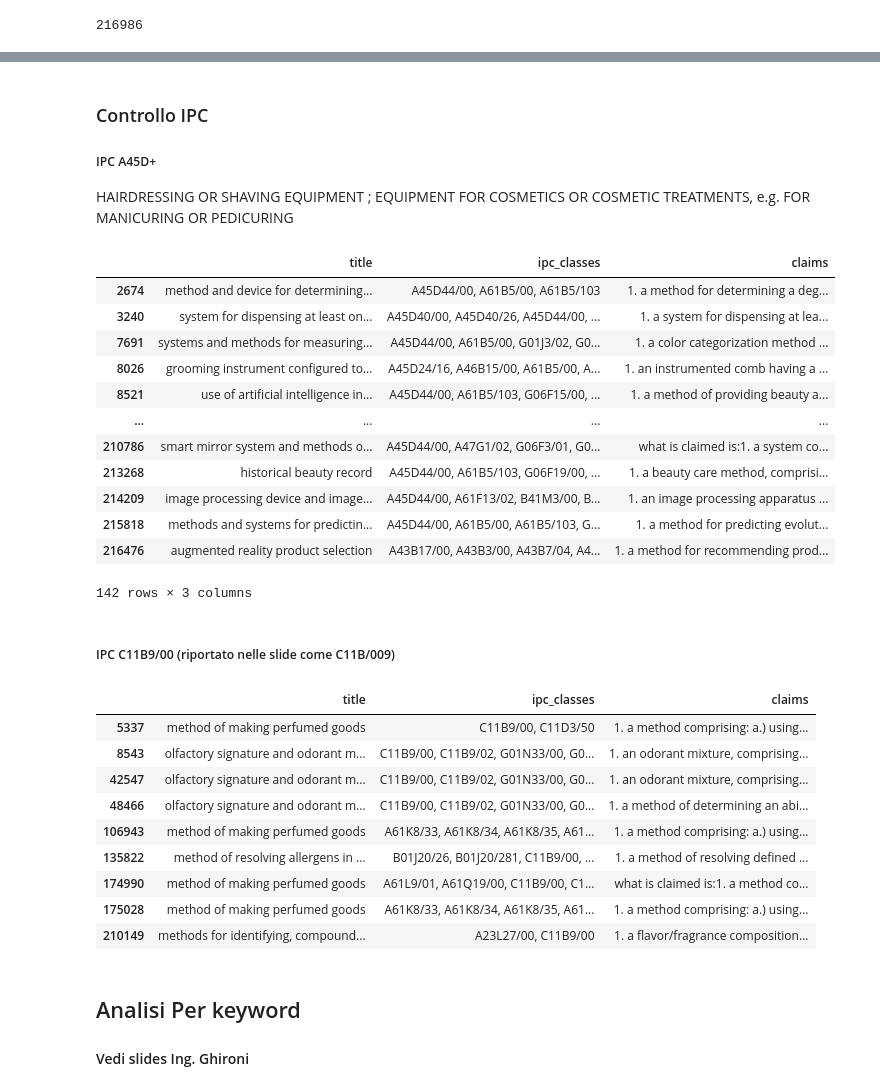
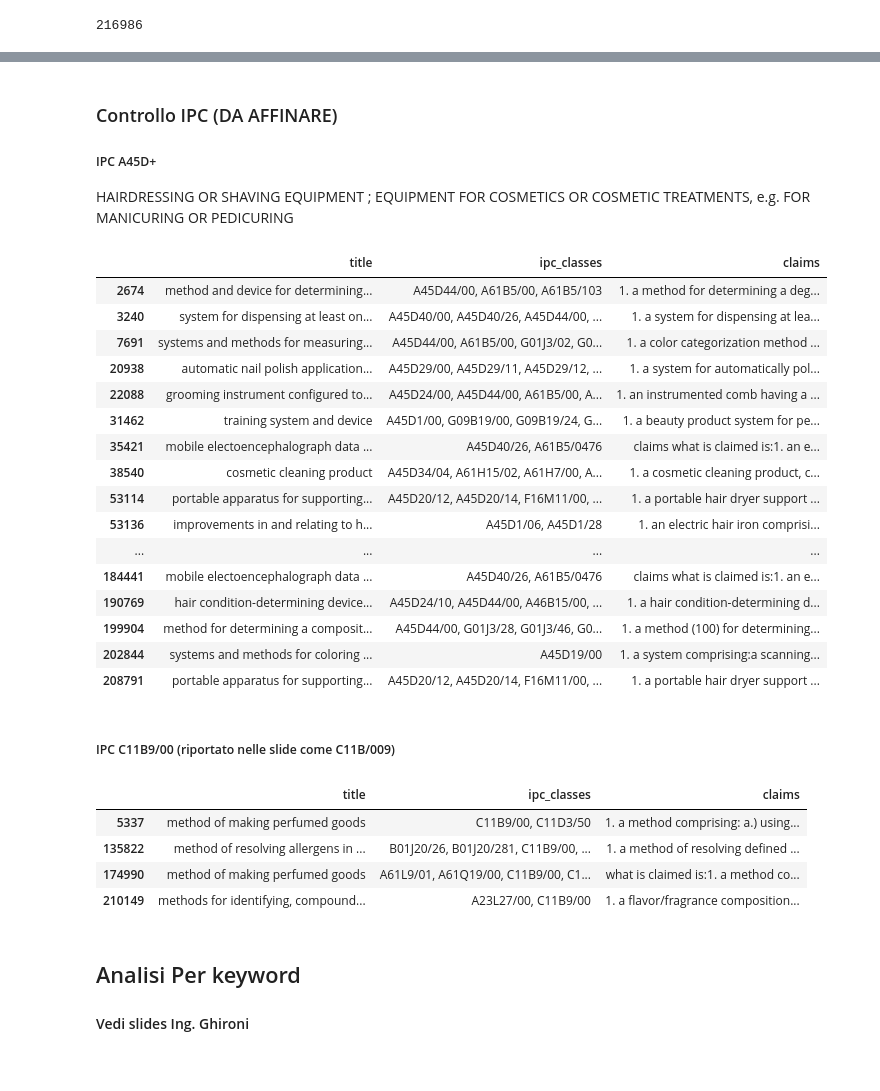
Before and after one commit to cri98li/Strategic-and-Competitive-Inteligence-project-UNIPI, a Jupyter notebook: 2a deadline/Step 5 v3.ipynb, the cells around one changed output, grey strips where cells are left out. Drawn from its saved outputs; the diff is of its cells as text; code cells hidden in the pictures.

```diff
--- a/2a deadline/Step 5 v3.ipynb
+++ b/2a deadline/Step 5 v3.ipynb
@@ -5,6 +5,7 @@ import numpy as np
 
 pd.set_option('display.max_columns', 500)
 pd.set_option('display.max_colwidth', 300)
+pd.set_option('display.max_rows', 300)
 # %%
 import json
 
@@ -101,26 +102,32 @@ keywords_cosmetics = ["cosmetic",
                       "finger"
                      ]
 # %% [markdown]
-### Controllo IPC
+### Controllo IPC (DA AFFINARE)
 ##### IPC A45D+
 
 HAIRDRESSING OR SHAVING EQUIPMENT ; EQUIPMENT FOR COSMETICS OR COSMETIC TREATMENTS, e.g. FOR MANICURING OR PEDICURING
 # %%
 df_selected = pd.DataFrame()
 # %%
-df_candidate = df[df.ipc_classes.str.count("(^| )A45D")>0][["title", "ipc_classes","claims"]]
-df_candidate
+df_candidate = df[(df.ipc_classes.str.count("(^| )A45D")>0)
+                 & (df.ipc_classes.str.count("G06")==0) #Escludo "COMPUTING; CALCULATING; COUNTING"
+                 ]
+df_candidate[["title", "ipc_classes","claims"]]
 # %% [output]
 |  | title | ipc_classes | claims |
 | 2674 | method and device for determining... | A45D44/00, A61B5/00, A61B5/103 | 1. a method for determining a deg... |
 | 3240 | system for dispensing at least on... | A45D40/00, A45D40/26, A45D44/00, ... | 1. a system for dispensing at lea... |
 | 7691 | systems and methods for measuring... | A45D44/00, A61B5/00, G01J3/02, G0... | 1. a color categorization method ... |
-| 8026 | grooming instrument configured to... | A45D24/16, A46B15/00, A61B5/00, A... | 1. an instrumented comb having a ... |
-| 8521 | use of artificial intelligence in... | A45D44/00, A61B5/103, G06F15/00, ... | 1. a method of providing beauty a... |
+| 20938 | automatic nail polish application... | A45D29/00, A45D29/11, A45D29/12, ... | 1. a system for automatically pol... |
+| 22088 | grooming instrument configured to... | A45D24/00, A45D44/00, A61B5/00, A... | 1. an instrumented comb having a ... |
+| 31462 | training system and device | A45D1/00, G09B19/00, G09B19/24, G... | 1. a beauty product system for pe... |
+| 35421 | mobile electoencephalograph data ... | A45D40/26, A61B5/0476 | claims what is claimed is:1. an e... |
+| 38540 | cosmetic cleaning product | A45D34/04, A61H15/02, A61H7/00, A... | 1. a cosmetic cleaning product, c... |
+| 53114 | portable apparatus for supporting... | A45D20/12, A45D20/14, F16M11/00, ... | 1. a portable hair dryer support ... |
+| 53136 | improvements in and relating to h... | A45D1/06, A45D1/28 | 1. an electric hair iron comprisi... |
 | ... | ... | ... | ... |
-| 210786 | smart mirror system and methods o... | A45D44/00, A47G1/02, G06F3/01, G0... | what is claimed is:1. a system co... |
-| 213268 | historical beauty record | A45D44/00, A61B5/103, G06F19/00, ... | 1. a beauty care method, comprisi... |
-| 214209 | image processing device and image... | A45D44/00, A61F13/02, B41M3/00, B... | 1. an image processing apparatus ... |
-| 215818 | methods and systems for predictin... | A45D44/00, A61B5/00, A61B5/103, G... | 1. a method for predicting evolut... |
-| 216476 | augmented reality product selection | A43B17/00, A43B3/00, A43B7/04, A4... | 1. a method for recommending prod... |
+| 184441 | mobile electoencephalograph data ... | A45D40/26, A61B5/0476 | claims what is claimed is:1. an e... |
+| 190769 | hair condition-determining device... | A45D24/10, A45D44/00, A46B15/00, ... | 1. a hair condition-determining d... |
+| 199904 | method for determining a composit... | A45D44/00, G01J3/28, G01J3/46, G0... | 1. a method (100) for determining... |
+| 202844 | systems and methods for coloring ... | A45D19/00 | 1. a system comprising:a scanning... |
+| 208791 | portable apparatus for supporting... | A45D20/12, A45D20/14, F16M11/00, ... | 1. a portable hair dryer support ... |
-142 rows × 3 columns
@@ -127,16 +136,13 @@ df_candidate
 # %% [markdown]
 ##### IPC C11B9/00 (riportato nelle slide come C11B/009)
 # %%
-df_candidate = df[df.ipc_classes.str.count("(^| )C11B9/00")>0][["title", "ipc_classes","claims"]]
-df_candidate
+df_candidate = df[(df.ipc_classes.str.count("(^| )C11B9/00")>0)
+                 & (df.ipc_classes.str.count("G06")==0) #Escludo "COMPUTING; CALCULATING; COUNTING"
+                 ]
+df_candidate[["title", "ipc_classes","claims"]]
 # %% [output]
 |  | title | ipc_classes | claims |
 | 5337 | method of making perfumed goods | C11B9/00, C11D3/50 | 1. a method comprising: a.) using... |
-| 8543 | olfactory signature and odorant m... | C11B9/00, C11B9/02, G01N33/00, G0... | 1. an odorant mixture, comprising... |
-| 42547 | olfactory signature and odorant m... | C11B9/00, C11B9/02, G01N33/00, G0... | 1. an odorant mixture, comprising... |
-| 48466 | olfactory signature and odorant m... | C11B9/00, C11B9/02, G01N33/00, G0... | 1. a method of determining an abi... |
-| 106943 | method of making perfumed goods | A61K8/33, A61K8/34, A61K8/35, A61... | 1. a method comprising: a.) using... |
 | 135822 | method of resolving allergens in ... | B01J20/26, B01J20/281, C11B9/00, ... | 1. a method of resolving defined ... |
 | 174990 | method of making perfumed goods | A61L9/01, A61Q19/00, C11B9/00, C1... | what is claimed is:1. a method co... |
-| 175028 | method of making perfumed goods | A61K8/33, A61K8/34, A61K8/35, A61... | 1. a method comprising: a.) using... |
 | 210149 | methods for identifying, compound... | A23L27/00, C11B9/00 | 1. a flavor/fragrance composition... |
```
Also changed, not shown: parts of 6 cells of this notebook.
